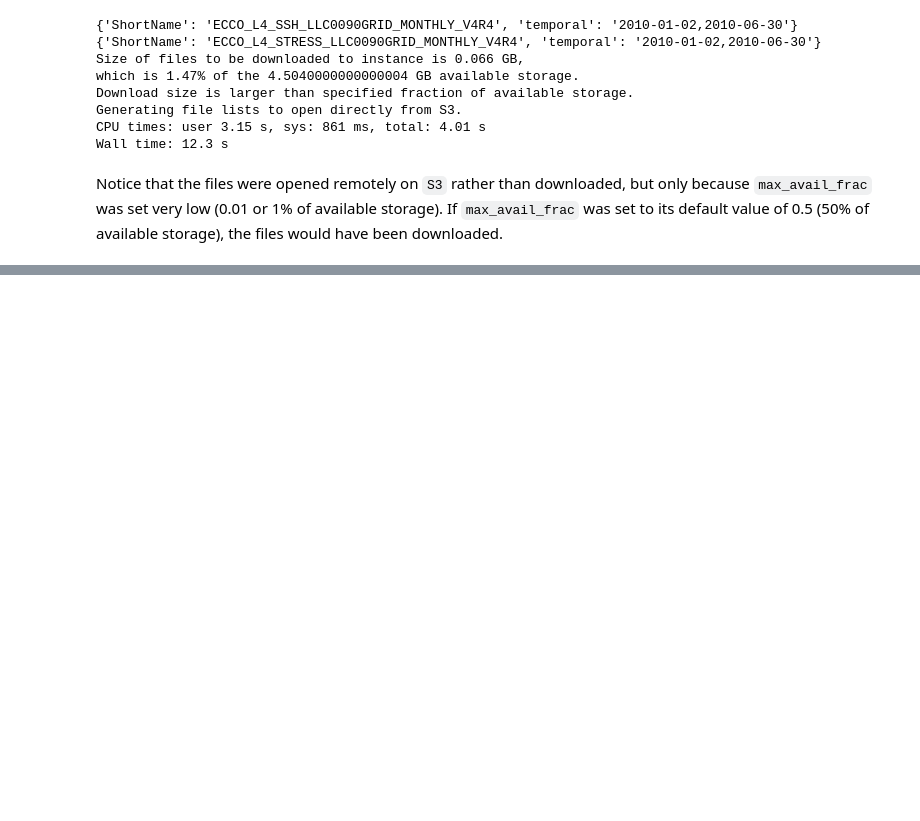
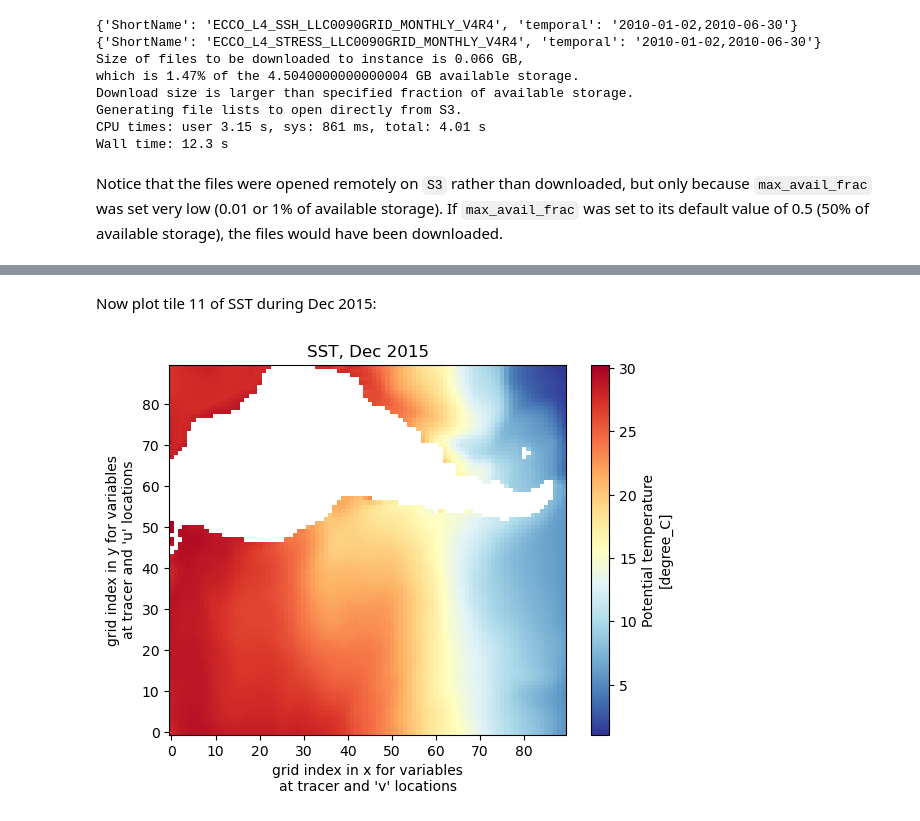
Before and after one commit to ECCO-Hackweek/ecco-2024, a Jupyter notebook: book/tutorials/ECCO_data_access/ECCO_access_intro.ipynb, the cells around one changed output, grey strips where cells are left out. Saved outputs shown, nothing was run; the diff lists cells and outputs as text; code cells hidden in the pictures; blank space fills up the shorter version.

Commit message:
include example with download_subset mode in ecco_access tutorial

```diff
--- a/book/tutorials/ECCO_data_access/ECCO_access_intro.ipynb
+++ b/book/tutorials/ECCO_data_access/ECCO_access_intro.ipynb
@@ -609,0 +616,8 @@ These numbers will vary depending on the size and layout of the dataset(s) reque
+# %%
+ds_SST_2015 = ea.ecco_podaac_to_xrdataset('ECCO_L4_TEMP_SALINITY_LLC0090GRID_MONTHLY_V4R4',\
+                                            StartDate='2015-01',EndDate='2015-12',\
+                                            mode='download_subset',\
+                                            download_root_dir=join(user_home_dir,'Downloads',\
+                                                                   'ECCO_V4r4_PODAAC','SST_global'),\
+                                            vars_to_include=['THETA'],\
+                                            k_isel=[0,1,1])
@@ -609,0 +656,8 @@ These numbers will vary depending on the size and layout of the dataset(s) reque
+# %% [markdown]
+Now plot tile 11 of SST during Dec 2015:
+# %%
+ds_SST_2015.THETA.isel(time=11,k=0,tile=11).plot(cmap='RdYlBu_r')
+plt.title('SST, Dec 2015')
+plt.show()
+# %% [output]
+[figure, added]
```
Also changed, not shown: parts of 5 cells of this notebook.
